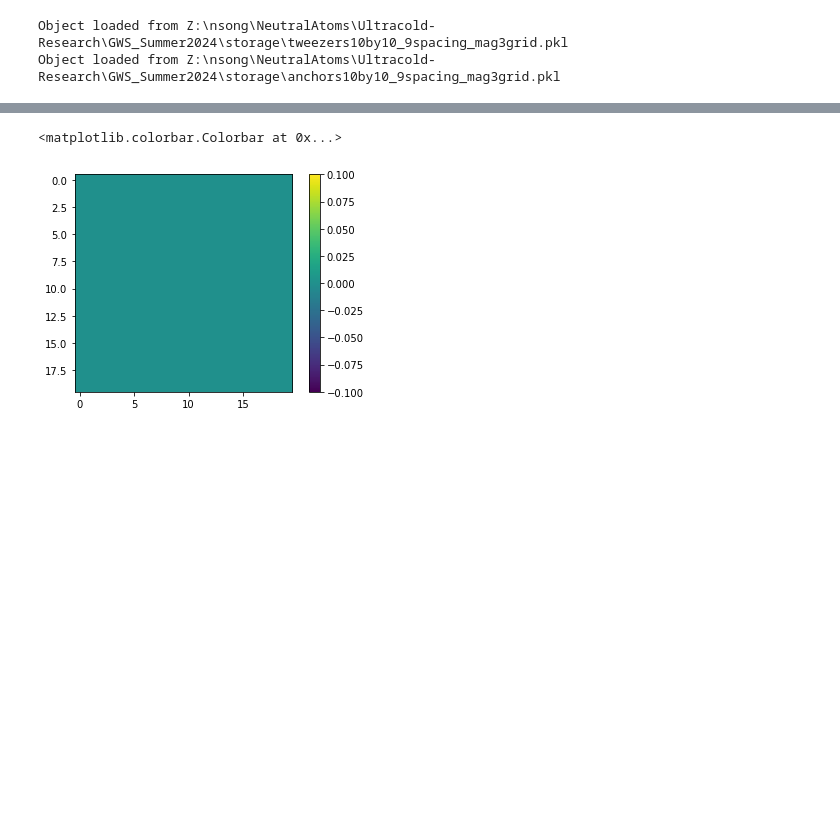
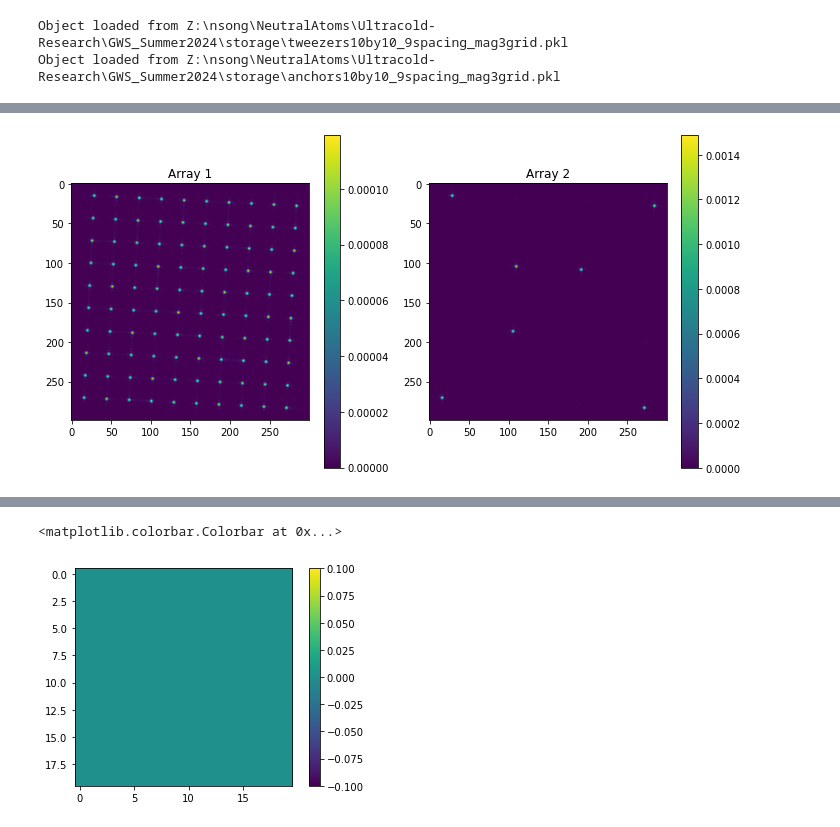
Before and after one commit to nsong03/Ultracold-Research, a Jupyter notebook: GWS_Summer2024/tweezerevaluation.ipynb, the cells around one changed output, grey strips where cells are left out. Cells and saved outputs as stored; diff of their text form; code cells hidden in the pictures; blank space fills up the shorter version.

```diff
--- a/GWS_Summer2024/tweezerevaluation.ipynb
+++ b/GWS_Summer2024/tweezerevaluation.ipynb
@@ -426,0 +52,7 @@ Error fitting Gaussian: Optimal parameters not found: Number of calls to functio
+# %%
+simulatedcamimage = rotate_image(precisetweezerim[1894:2193, 2262:2562].get(), 0.05)
+simulatedcamimage_anchor =rotate_image(preciseanchorim[1894:2193, 2262:2562].get(),0.05)
+# %%
+plot_arrays([simulatedcamimage, simulatedcamimage_anchor])
+# %% [output]
+[figure, added]
```
Also changed, not shown: parts of 9 cells of this notebook, 6 other files.
